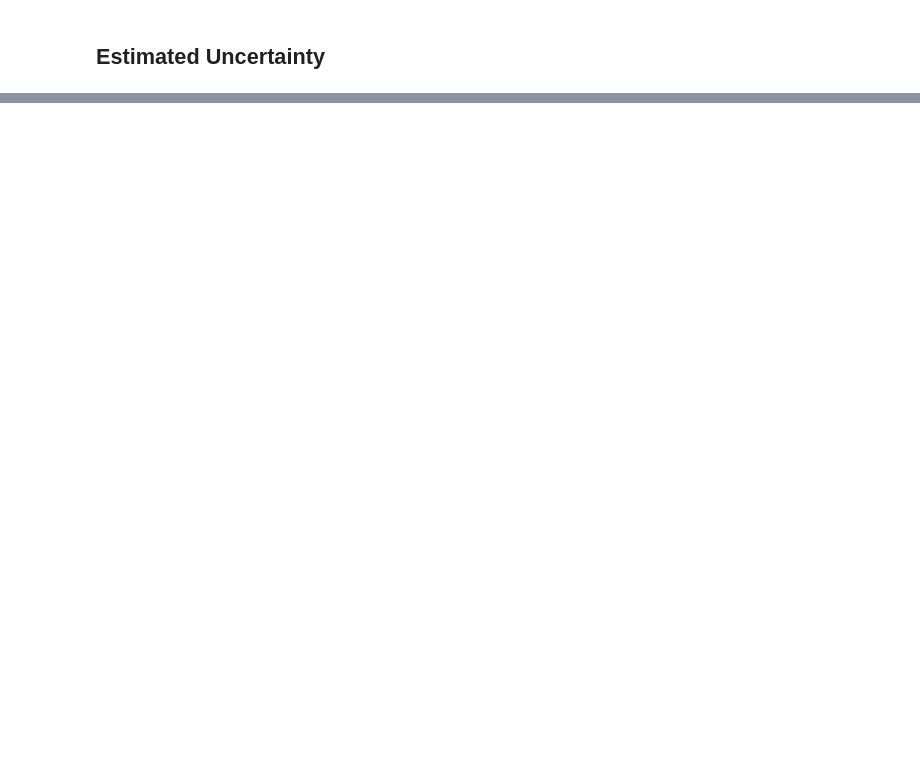
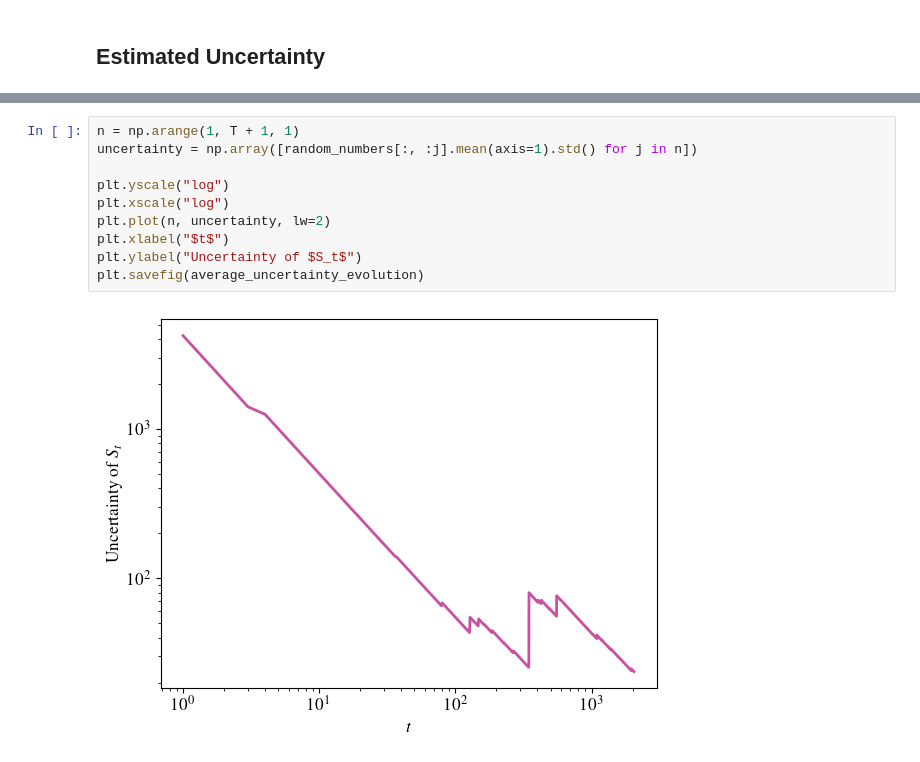
Before and after one commit to rojinaks/ComputationalPhysics, a Jupyter notebook: Exercise_3/main.ipynb, the cells around one changed output, grey strips where cells are left out. Saved outputs shown, nothing was run; the diff lists cells and outputs as text; blank space fills up the shorter version.

```diff
--- a/Exercise_3/main.ipynb
+++ b/Exercise_3/main.ipynb
@@ -70,0 +100,12 @@ uncertainty.shape
+# %%
+n = np.arange(1, T + 1, 1)
+uncertainty = np.array([random_numbers[:, :j].mean(axis=1).std() for j in n])
+
+plt.yscale("log")
+plt.xscale("log")
+plt.plot(n, uncertainty, lw=2)
+plt.xlabel("$t$")
+plt.ylabel("Uncertainty of $S_t$")
+plt.savefig(average_uncertainty_evolution)
+# %% [output]
+[figure, added]
```
Also changed, not shown: parts of 6 cells of this notebook, 8 other files.
